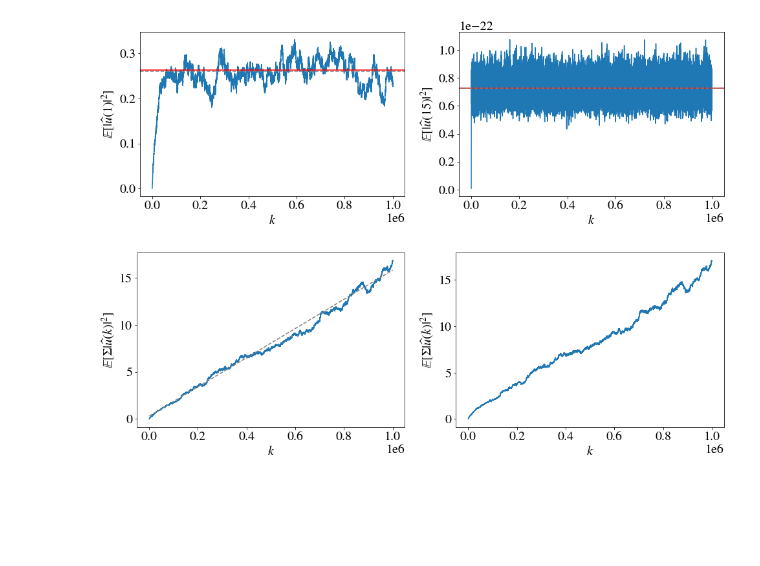
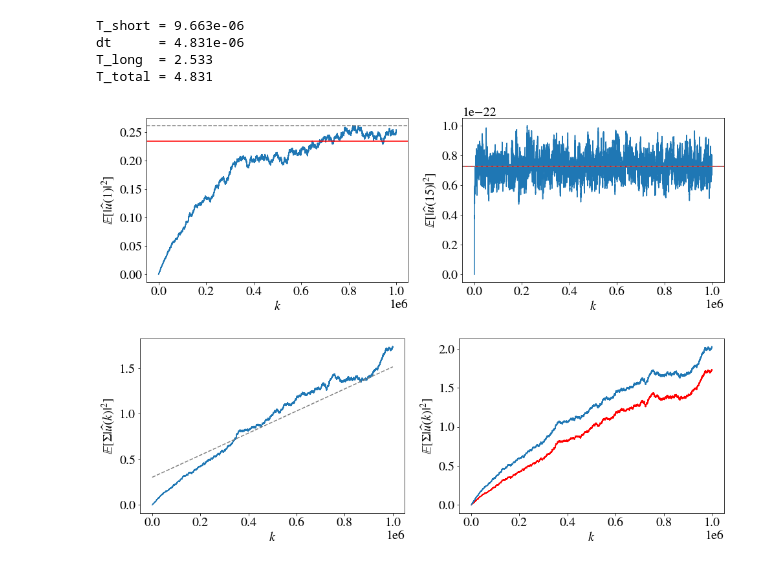
Before and after one commit to gapolinario/heat-spectral-1d, a Jupyter notebook: plots.ipynb, the cells around one changed output. Saved outputs shown, nothing was run; the diff lists cells and outputs as text; code cells hidden in the pictures; blank space fills up the shorter version.

```diff
--- a/plots.ipynb
+++ b/plots.ipynb
@@ -10,7 +10,7 @@ plt.rcParams.update({'font.size': 20,
 # external parameters
 
 R = 0
-BN = 7
+BN = 10
 numsteps=1000000
 Lcte = .1
 nu = .01
@@ -27,7 +27,22 @@ Cf = np.exp(-.5*X*X/L/L)
 N2 = N//2+1
 visc = 4.*np.pi*np.pi*nu
 
-dt = .1*dx*dx/(np.pi*np.pi*nu*Ltot*Ltot)
+dt = .5*dx*dx/(np.pi*np.pi*nu*Ltot*Ltot)
+# %%
+# large k, short time
+T_short = 1./(np.pi*np.pi*nu*N*N)
+# small k (not zero), long time
+T_long  = 1./(4.*np.pi*np.pi*nu)
+
+print("T_short = {:.03e}".format(T_short))
+print("dt      = {:.03e}".format(dt))
+print("T_long  = {:.03f}".format(T_long))
+print("T_total = {:.03f}".format(numsteps*dt))
+# %% [output]
+T_short = 9.663e-06
+dt      = 4.831e-06
+T_long  = 2.533
+T_total = 4.831
 # %%
 # correlation function of force in Fourier space
 # E[g(k)g^*(k')]
@@ -82,7 +97,7 @@ plt.tight_layout()
 plt.savefig("heat_1d_fourier_modes.png")
 plt.show()
 # %% [output]
-[figure, old version]
+[figure, new version]
 # %%
 var_f = np.zeros(numsteps)
 for r in range(size):
@@ -96,18 +111,19 @@ var_x *= 1./size
 # %%
 fig, axs = plt.subplots(1,2,figsize=(14,5))
 
 axs[0].set_xlabel(r'$k$')
 axs[0].set_ylabel(r'$\mathbb{E}[\Sigma |\widehat{u}(k)|^2]$')
 axs[0].plot(var_f)
 axs[0].plot(var_theo+cuk_zero(range(numsteps)),color='grey',linestyle='dashed')
 
 axs[1].set_xlabel(r'$k$')
 axs[1].set_ylabel(r'$\mathbb{E}[\Sigma |\widehat{u}(k)|^2]$')
+axs[1].plot(var_f,color='red')
 axs[1].plot(var_x)
 #axs[1].plot(var_theo+cuk_zero(range(numsteps)),color='grey',linestyle='dashed')
 
 plt.tight_layout()
 #plt.savefig("heat_1d_fourier_modes.png")
 plt.show()
 # %% [output]
-[figure, old version]
+[figure, new version]
```
Also changed, not shown: 2 other files.
